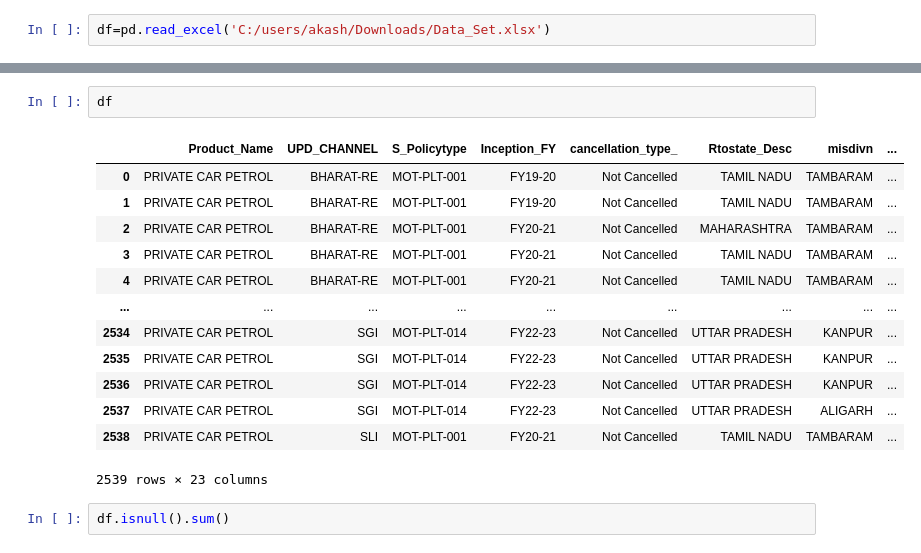
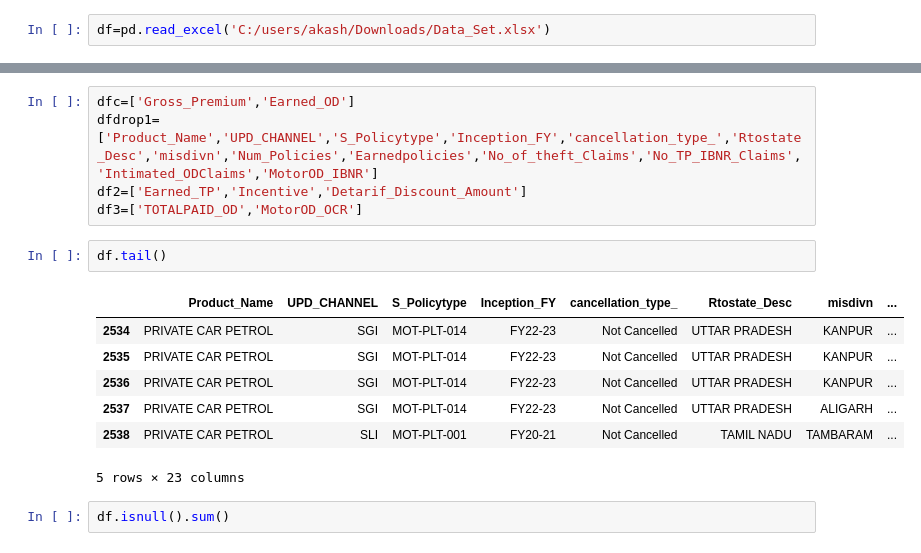
Before and after one commit to akashrai2003/Enigma4.0, a Jupyter notebook: Enigma 4.0.ipynb, the cells around one changed output, grey strips where cells are left out. Saved outputs shown, nothing was run; the diff lists cells and outputs as text.

```diff
--- a/Enigma 4.0.ipynb
+++ b/Enigma 4.0.ipynb
@@ -9,19 +29,18 @@ df=pd.read_excel('C:/users/akash/Downloads/Data_Set.xlsx')
+# %%
+dfc=['Gross_Premium','Earned_OD']
+dfdrop1=['Product_Name','UPD_CHANNEL','S_Policytype','Inception_FY','cancellation_type_','Rtostate_Desc','misdivn','Num_Policies','Earnedpolicies','No_of_theft_Claims','No_TP_IBNR_Claims','Intimated_ODClaims','MotorOD_IBNR']
+df2=['Earned_TP','Incentive','Detarif_Discount_Amount']
+df3=['TOTALPAID_OD','MotorOD_OCR']
 # %%
-df
+df.tail()
 # %% [output]
 |  | Product_Name | UPD_CHANNEL | S_Policytype | Inception_FY | cancellation_type_ | Rtostate_Desc | misdivn | ... |
-| 0 | PRIVATE CAR PETROL | BHARAT-RE | MOT-PLT-001 | FY19-20 | Not Cancelled | TAMIL NADU | TAMBARAM | ... |
-| 1 | PRIVATE CAR PETROL | BHARAT-RE | MOT-PLT-001 | FY19-20 | Not Cancelled | TAMIL NADU | TAMBARAM | ... |
-| 2 | PRIVATE CAR PETROL | BHARAT-RE | MOT-PLT-001 | FY20-21 | Not Cancelled | MAHARASHTRA | TAMBARAM | ... |
-| 3 | PRIVATE CAR PETROL | BHARAT-RE | MOT-PLT-001 | FY20-21 | Not Cancelled | TAMIL NADU | TAMBARAM | ... |
-| 4 | PRIVATE CAR PETROL | BHARAT-RE | MOT-PLT-001 | FY20-21 | Not Cancelled | TAMIL NADU | TAMBARAM | ... |
-| ... | ... | ... | ... | ... | ... | ... | ... | ... |
 | 2534 | PRIVATE CAR PETROL | SGI | MOT-PLT-014 | FY22-23 | Not Cancelled | UTTAR PRADESH | KANPUR | ... |
 | 2535 | PRIVATE CAR PETROL | SGI | MOT-PLT-014 | FY22-23 | Not Cancelled | UTTAR PRADESH | KANPUR | ... |
 | 2536 | PRIVATE CAR PETROL | SGI | MOT-PLT-014 | FY22-23 | Not Cancelled | UTTAR PRADESH | KANPUR | ... |
 | 2537 | PRIVATE CAR PETROL | SGI | MOT-PLT-014 | FY22-23 | Not Cancelled | UTTAR PRADESH | ALIGARH | ... |
 | 2538 | PRIVATE CAR PETROL | SLI | MOT-PLT-001 | FY20-21 | Not Cancelled | TAMIL NADU | TAMBARAM | ... |
-2539 rows × 23 columns
+5 rows × 23 columns
 # %%
 df.isnull().sum()
 # %% [output]
```
Also changed, not shown: parts of 7 cells of this notebook.
